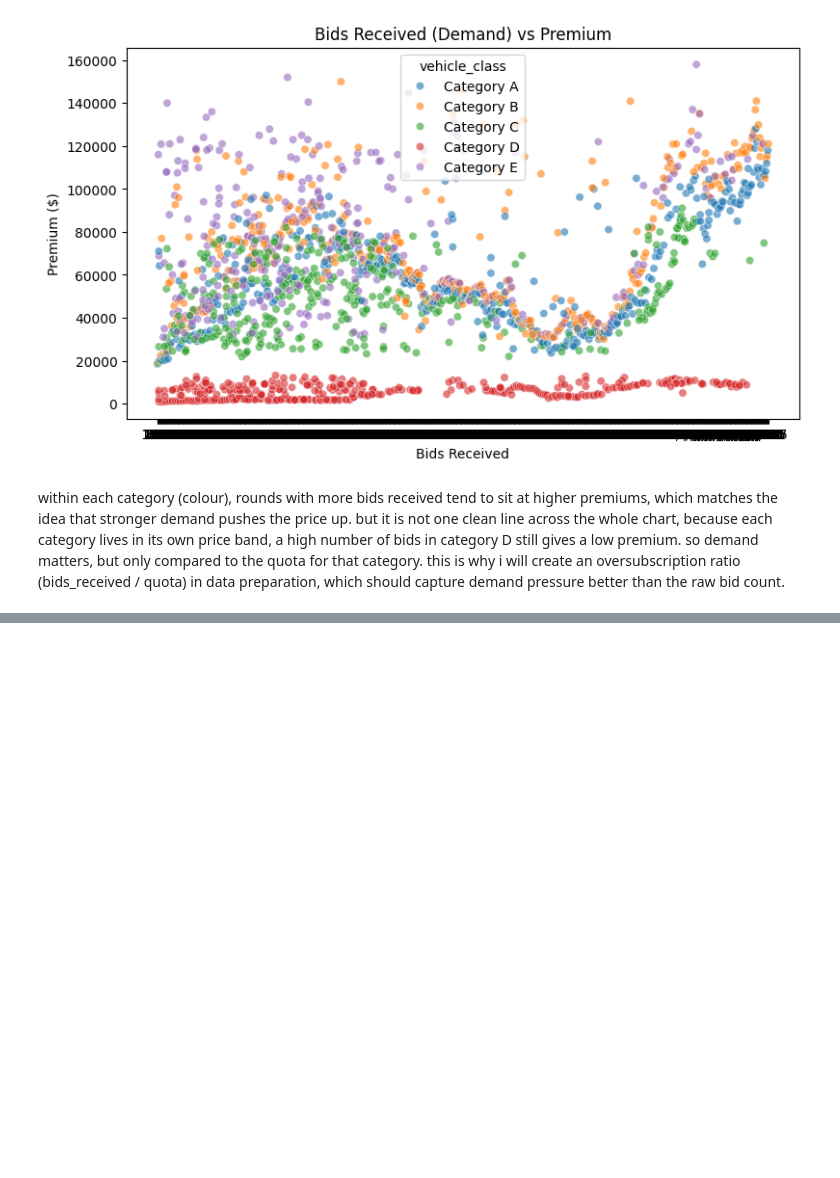
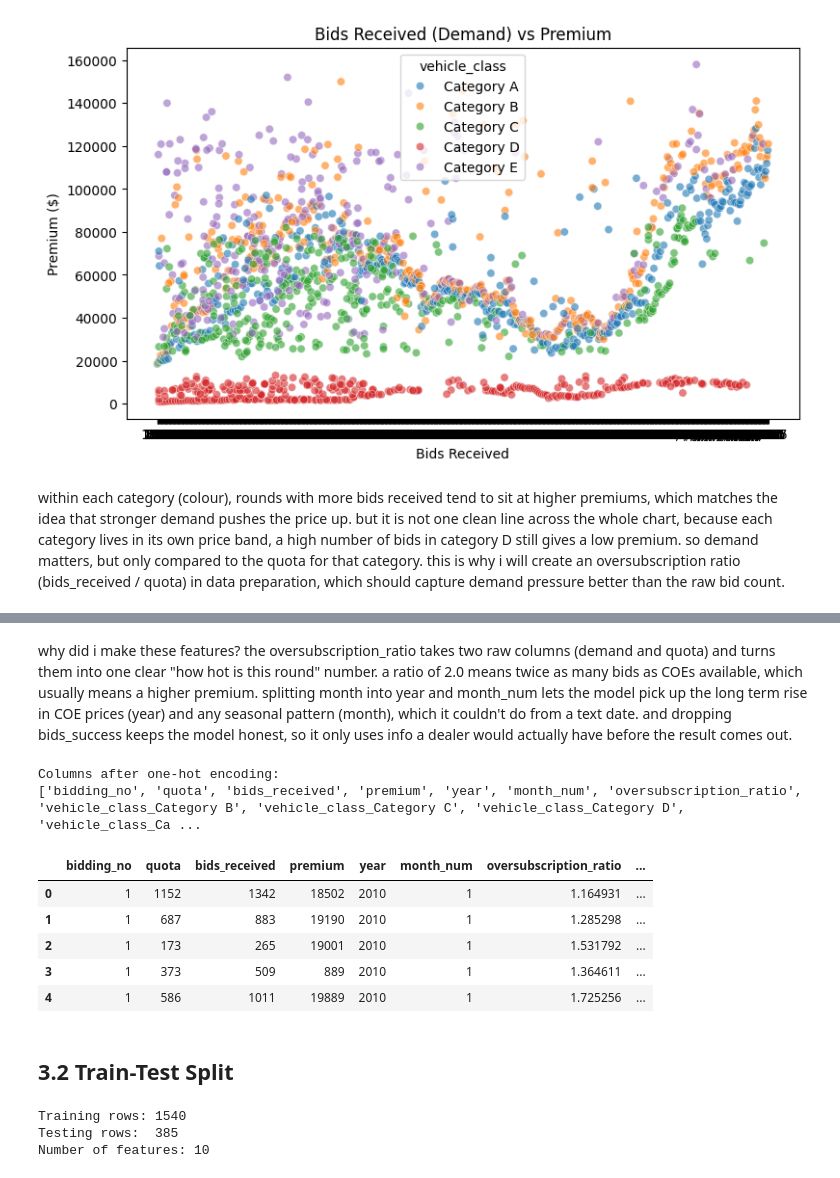
Before and after one commit to dinglberry444/mldp2026, a Jupyter notebook: MLDP Program Codes Submission Template.ipynb, the cells around one changed output, grey strips where cells are left out. Saved outputs shown, nothing was run; the diff lists cells and outputs as text; code cells hidden in the pictures; blank space fills up the shorter version.

```diff
--- a/MLDP Program Codes Submission Template.ipynb
+++ b/MLDP Program Codes Submission Template.ipynb
@@ -164,0 +207,39 @@ within each category (colour), rounds with more bids received tend to sit at hig
+# %% [markdown]
+why did i make these features? the oversubscription_ratio takes two raw columns (demand and quota) and turns them into one clear "how hot is this round" number. a ratio of 2.0 means twice as many bids as COEs available, which usually means a higher premium. splitting month into year and month_num lets the model pick up the long term rise in COE prices (year) and any seasonal pattern (month), which it couldn't do from a text date. and dropping bids_success keeps the model honest, so it only uses info a dealer would actually have before the result comes out.
+# %%
+## one hot encode the 'vehicle_class' column
+## drop_first=True avoids the dummy variable trap by dropping one category
+data = pd.get_dummies(data, columns=['vehicle_class'], drop_first=True)
+
+## turn any True/False dummy columns into 1/0 integers
+data = data.astype({col: int for col in data.columns if data[col].dtype == bool})
+
+print('Columns after one-hot encoding:')
+print(list(data.columns))
+data.head()
+# %% [output]
+Columns after one-hot encoding:
+['bidding_no', 'quota', 'bids_received', 'premium', 'year', 'month_num', 'oversubscription_ratio', 'vehicle_class_Category B', 'vehicle_class_Category C', 'vehicle_class_Category D', 'vehicle_class_Ca ...
+|  | bidding_no | quota | bids_received | premium | year | month_num | oversubscription_ratio | ... |
+| 0 | 1 | 1152 | 1342 | 18502 | 2010 | 1 | 1.164931 | ... |
+| 1 | 1 | 687 | 883 | 19190 | 2010 | 1 | 1.285298 | ... |
+| 2 | 1 | 173 | 265 | 19001 | 2010 | 1 | 1.531792 | ... |
+| 3 | 1 | 373 | 509 | 889 | 2010 | 1 | 1.364611 | ... |
+| 4 | 1 | 586 | 1011 | 19889 | 2010 | 1 | 1.725256 | ... |
+# %% [markdown]
+## 3.2 Train-Test Split
+# %%
+## split the data into a train set and a test set
+## X = all the input features, y = the target (premium)
+X = data.drop(columns=['premium'])
+y = data['premium']
+
+X_train, X_test, y_train, y_test = train_test_split(X, y, test_size=0.2, random_state=42)
+
+print('Training rows:', X_train.shape[0])
+print('Testing rows: ', X_test.shape[0])
+print('Number of features:', X_train.shape[1])
+# %% [output]
+Training rows: 1540
+Testing rows:  385
+Number of features: 10
```
Also changed, not shown: parts of 4 cells of this notebook.
